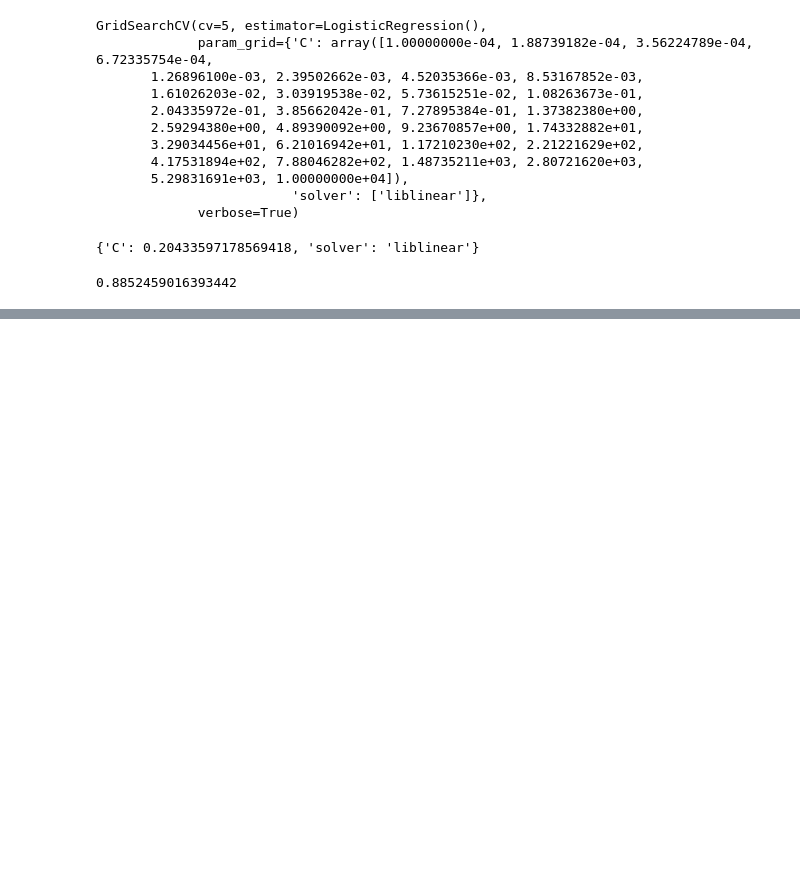
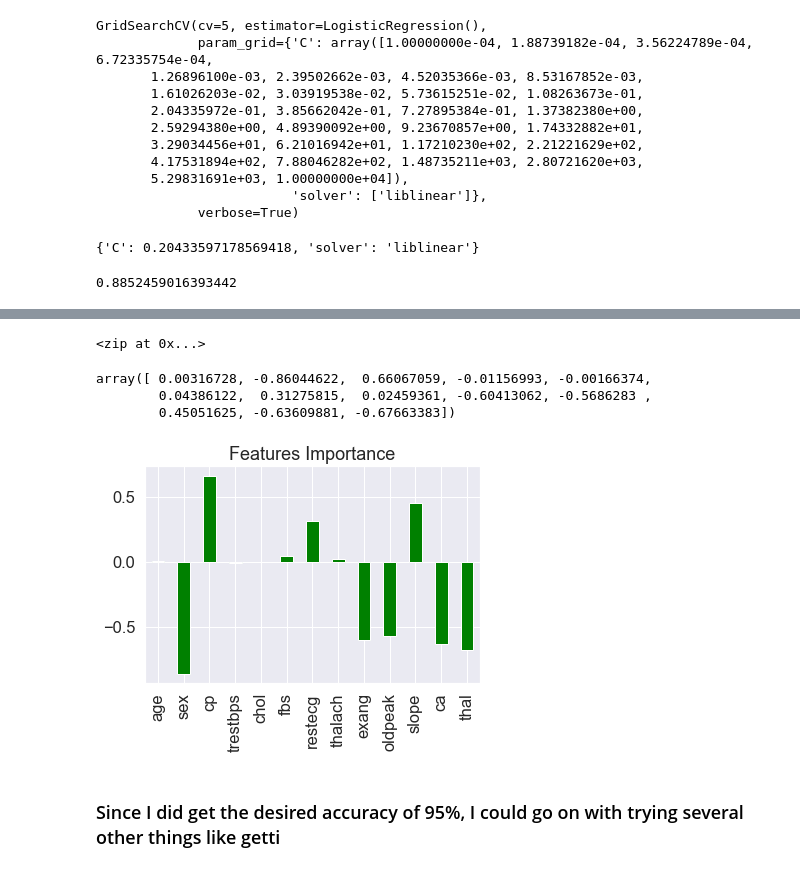
Before and after one commit to EMekanik/Heart-Disease-Classification, a Jupyter notebook: Heart-Disease-Classification.ipynb, the cells around one changed output, grey strips where cells are left out. Drawn from its saved outputs; the diff is of its cells as text; code cells hidden in the pictures; blank space fills up the shorter version.

```diff
--- a/Heart-Disease-Classification.ipynb
+++ b/Heart-Disease-Classification.ipynb
@@ -677,0 +816,6 @@ gs_log_reg.score(X_test, y_test)
+# %%
+# Instantiating a Logistic Regression Model
+
+clf = LogisticRegression(C=0.20433597178569418, solver='liblinear')
+
+clf.fit(X_train, y_train)
@@ -677,0 +831,4 @@ gs_log_reg.score(X_test, y_test)
+# %%
+# Match the coefficients of features to columns
+features_dict = dict(zip(data.columns, list(clf.coef_[0])))
+features_dict
@@ -677,0 +849,21 @@ gs_log_reg.score(X_test, y_test)
+# %%
+xx = zip(data.columns)
+xx
+# %% [output]
+<zip at 0x...>
+# %%
+clf.coef_[0]
+# %% [output]
+array([ 0.00316728, -0.86044622,  0.66067059, -0.01156993, -0.00166374,
+        0.04386122,  0.31275815,  0.02459361, -0.60413062, -0.5686283 ,
+        0.45051625, -0.63609881, -0.67663383])
+# %%
+# Visualize Feature Importance
+features_df = pd.DataFrame(features_dict, index=[0])
+features_df.T.plot.bar(title="Features Importance",
+                     legend=False, color="green")
+plt.xticks();
+# %% [output]
+[figure, added]
+# %% [markdown]
+### Since I did get the desired accuracy of 95%, I could go on with trying several other things like getti
```
Also changed, not shown: parts of 25 cells of this notebook.
